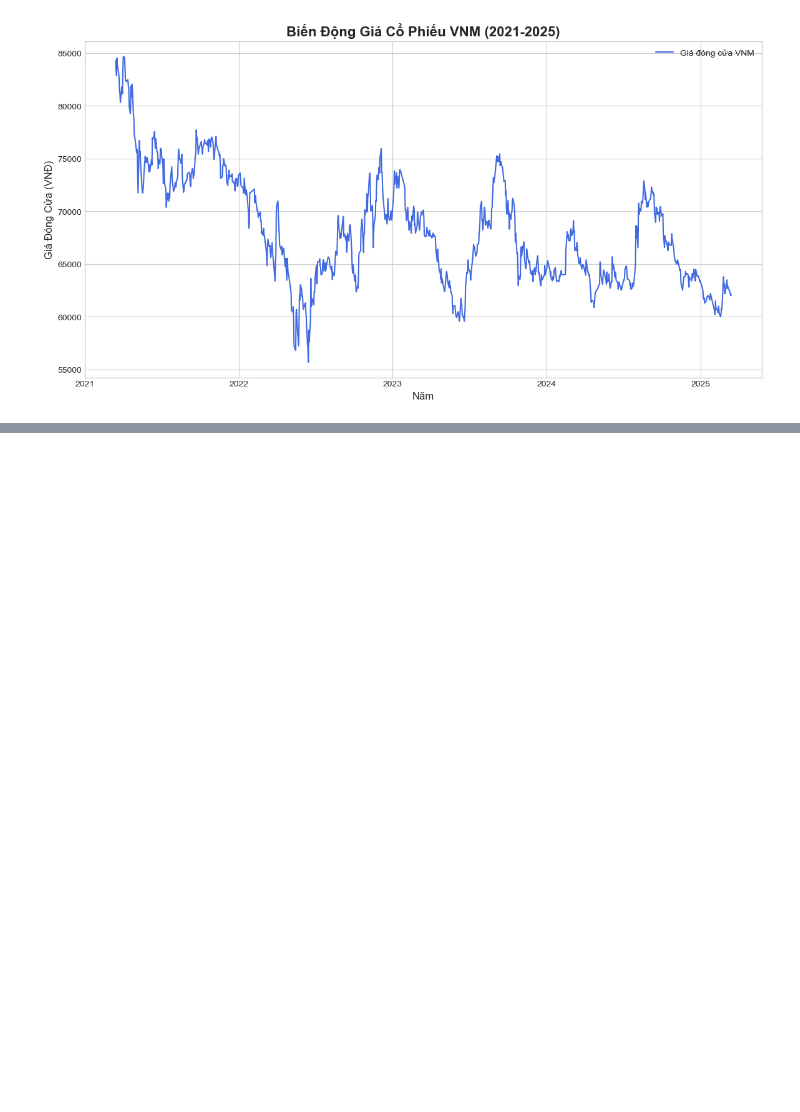
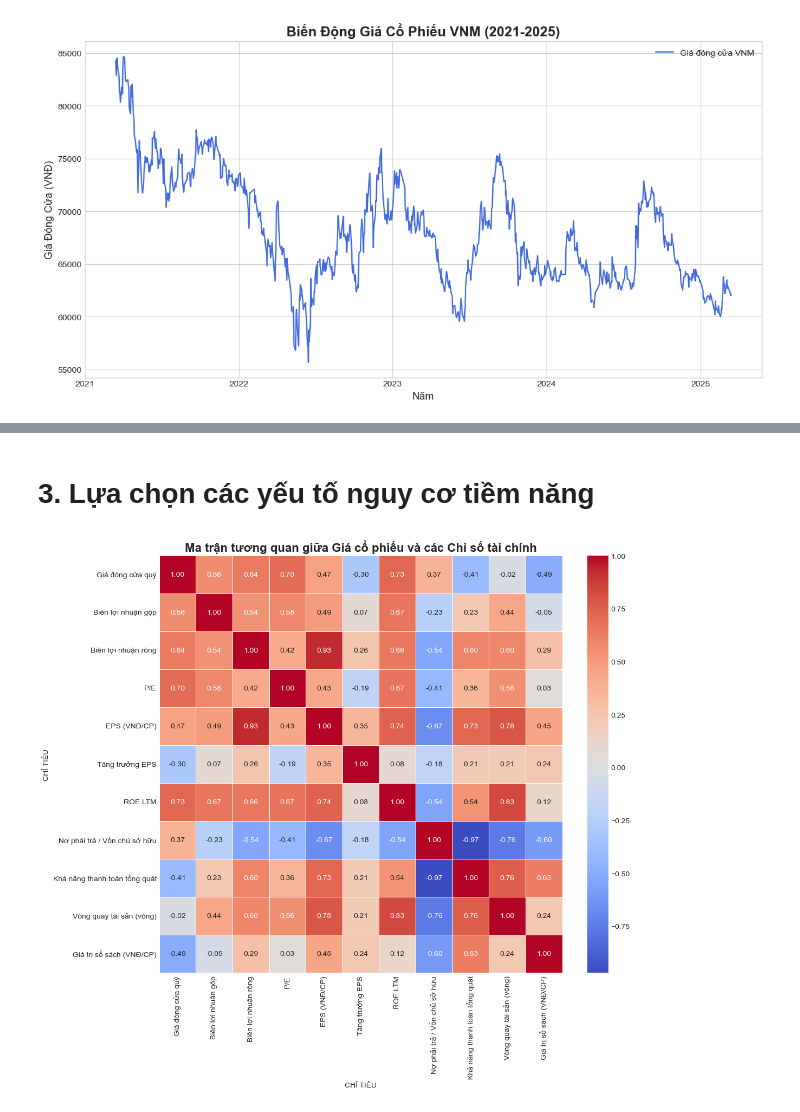
Before and after one commit to mtreeno1/data_mining_project, a Jupyter notebook: notebooks/hehe.ipynb, the cells around one changed output, grey strips where cells are left out. Drawn from its saved outputs; the diff is of its cells as text; code cells hidden in the pictures; blank space fills up the shorter version.

```diff
--- a/notebooks/hehe.ipynb
+++ b/notebooks/hehe.ipynb
@@ -209,0 +280,18 @@ plt.show()
+# %% [markdown]
+# 3. Lựa chọn các yếu tố nguy cơ tiềm năng
+# %%
+# Chọn các cột số để tính tương quan
+correlation_cols = [
+    'Giá đóng cửa quý', 'Biên lợi nhuận gộp', 'Biên lợi nhuận ròng', 'P/E',
+    'EPS (VNĐ/CP)', 'Tăng trưởng EPS', 'ROE LTM', 'Nợ phải trả / Vốn chủ sở hữu',
+    'Khả năng thanh toán tổng quát', 'Vòng quay tài sản (vòng)', 'Giá trị sổ sách (VNĐ/CP)'
+]
+correlation_matrix = final_df[correlation_cols].corr()
+
+# Vẽ biểu đồ nhiệt (heatmap)
+plt.figure(figsize=(12, 10))
+sns.heatmap(correlation_matrix, annot=True, cmap='coolwarm', fmt='.2f', linewidths=.5)
+plt.title('Ma trận tương quan giữa Giá cổ phiếu và các Chỉ số tài chính', fontsize=16, weight='bold')
+plt.show()
+# %% [output]
+[figure, added]
```
Also changed, not shown: parts of 10 cells of this notebook.
